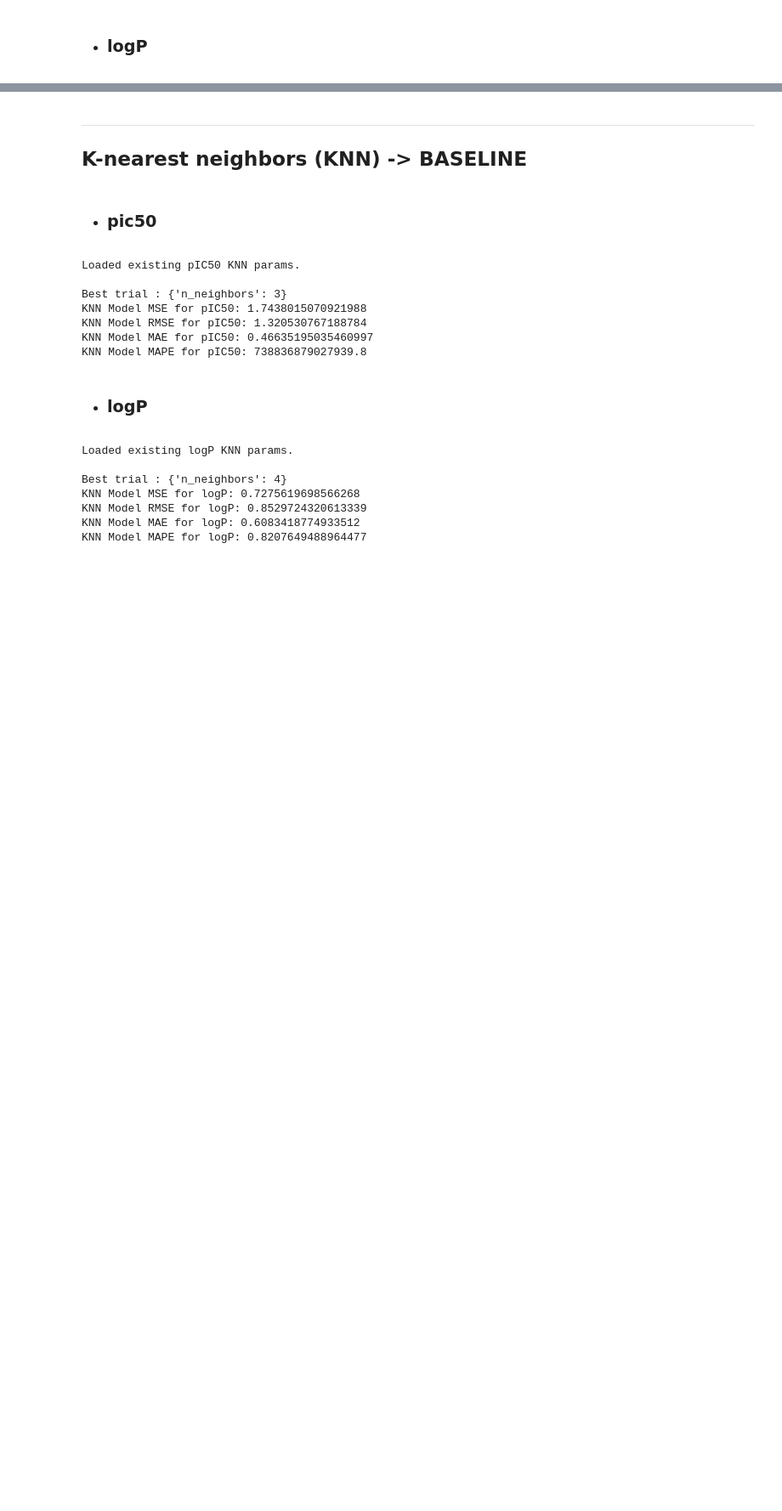
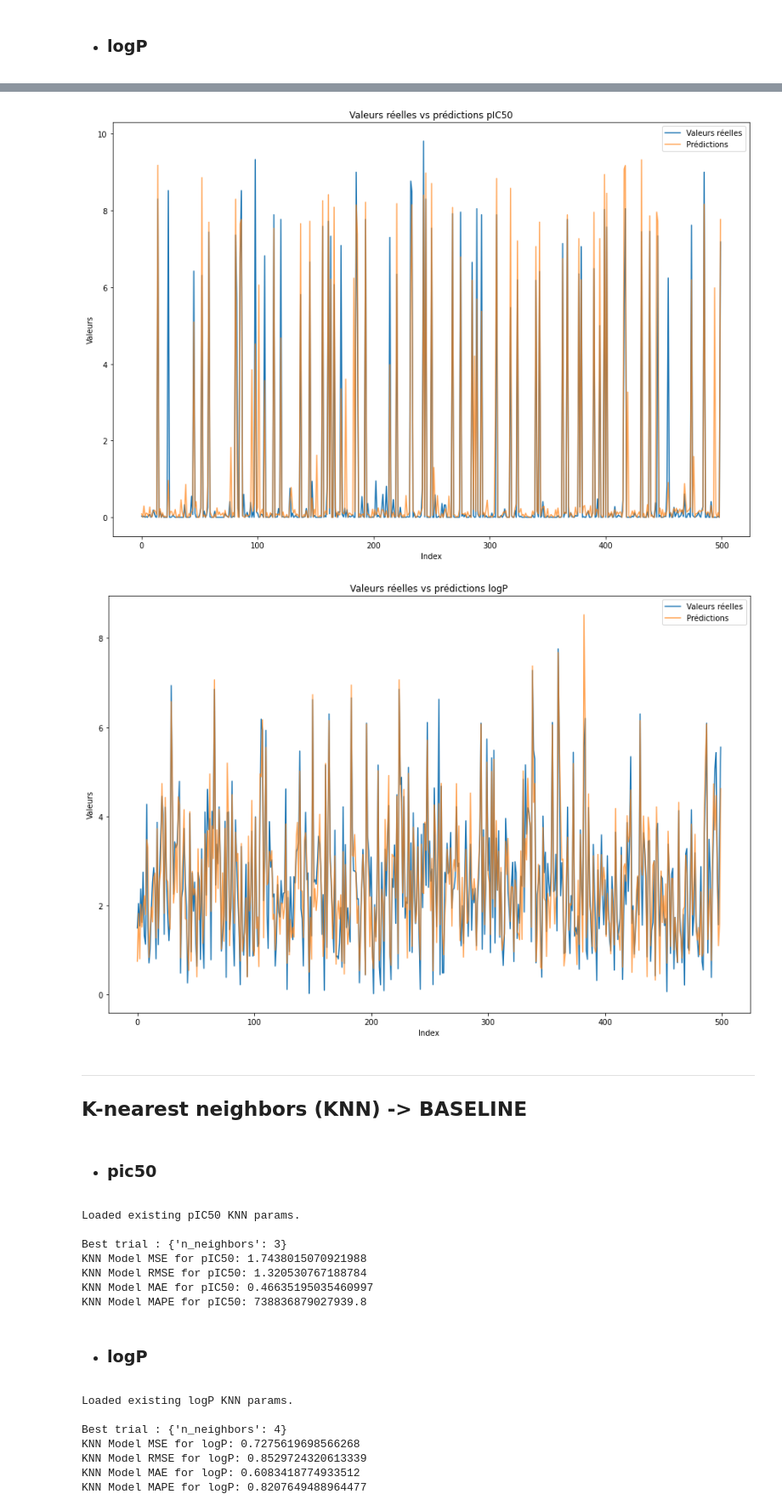
Before and after one commit to Nathan-Vanson/mpp, a Jupyter notebook: results.ipynb, the cells around one changed output, grey strips where cells are left out. Shown at 85% size. Drawn from its saved outputs; the diff is of its cells as text; code cells hidden in the pictures; blank space fills up the shorter version.

Commit message:
pred vs real

```diff
--- a/results.ipynb
+++ b/results.ipynb
@@ -215,3 +219,19 @@ Neural Network Model MAPE for logP: 0.6273931286776021
+# %%
+#visuel des 500 premiers echantillons de tests (pour mieux voir)
+valeurs_pic50, valeurs_pic50_pred = nn_model_pic50.prediction(X_test, y_test_pic50)
+
+#pIC50 positif donc si <0 -> on met à 0
+for i,e in enumerate(valeurs_pic50_pred):
+    if e < 0:
+        valeurs_pic50_pred[i] = 0
+
+plot_prediction(valeurs_pic50[:500], valeurs_pic50_pred[:500], "Valeurs réelles vs prédictions pIC50")
+
+valeurs_logP, valeurs_logP_pred = nn_model_logP.prediction(X_test, y_test_logP)
+plot_prediction(valeurs_logP[:500], valeurs_logP_pred[:500], "Valeurs réelles vs prédictions logP")
+# %% [output]
+[figure, added]
+[figure, added]
 # %% [markdown]
 ---
 ## K-nearest neighbors (KNN) -> **BASELINE**
```
Also changed, not shown: parts of 5 cells of this notebook, 2 other files.
